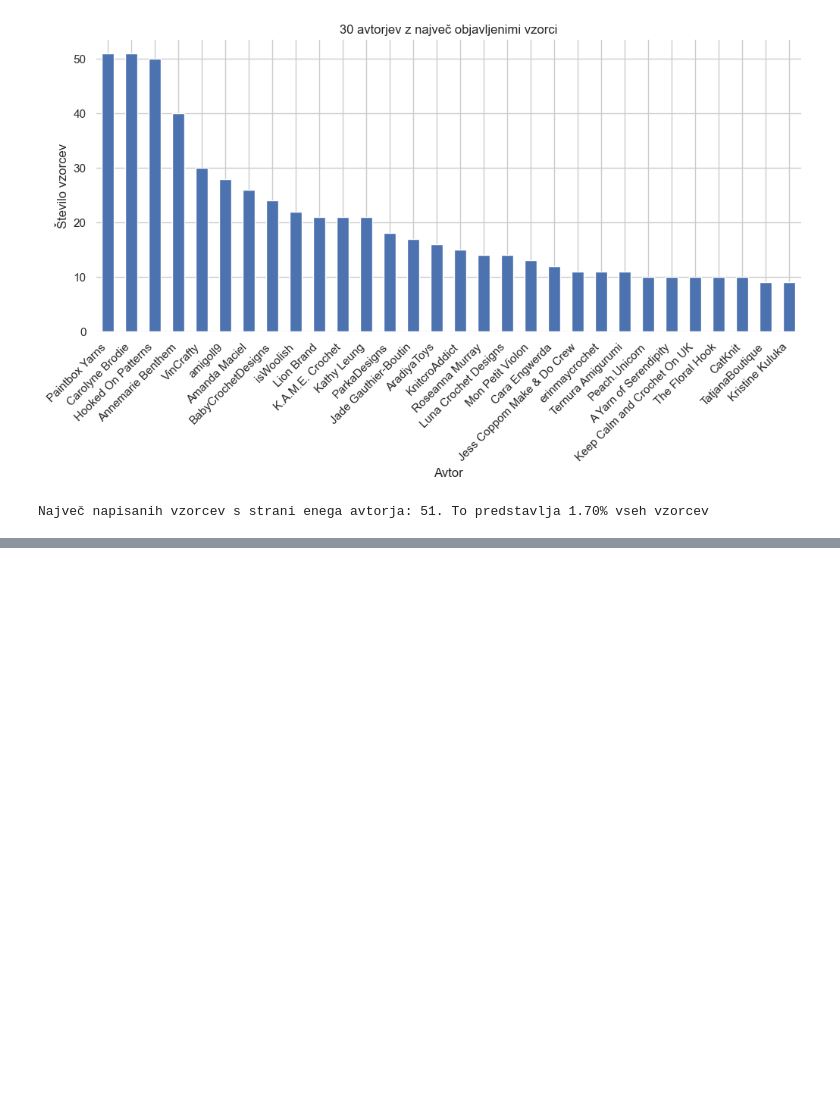
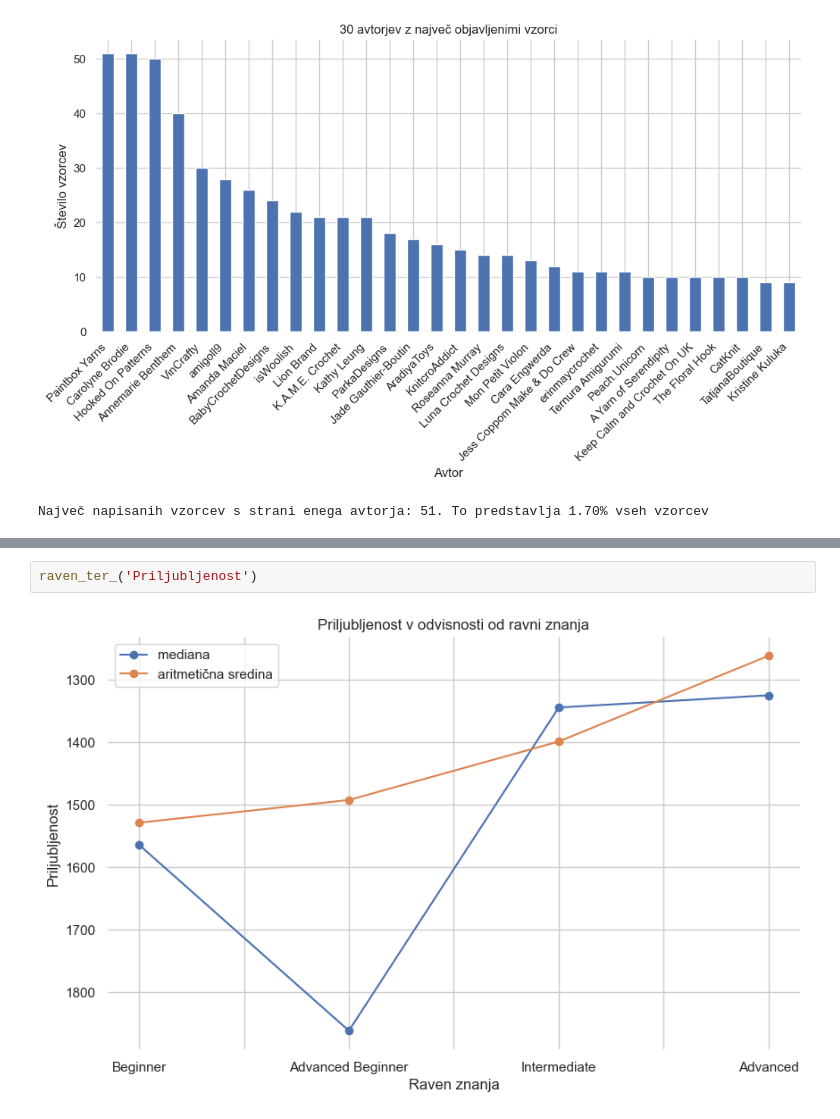
Before and after one commit to kanisaja/uvp-projektna-naloga, a Jupyter notebook: splosna_analiza/splosna_analiza.ipynb, the cells around one changed output, grey strips where cells are left out. Saved outputs shown, nothing was run; the diff lists cells and outputs as text; blank space fills up the shorter version.

```diff
--- a/splosna_analiza/splosna_analiza.ipynb
+++ b/splosna_analiza/splosna_analiza.ipynb
@@ -111,0 +125,4 @@ Največ napisanih vzorcev s strani enega avtorja: 51. To predstavlja 1.70% vseh
+# %%
+raven_ter_('Priljubljenost')
+# %% [output]
+[figure, added]
```
Also changed, not shown: parts of 5 cells of this notebook, 2 other files.
